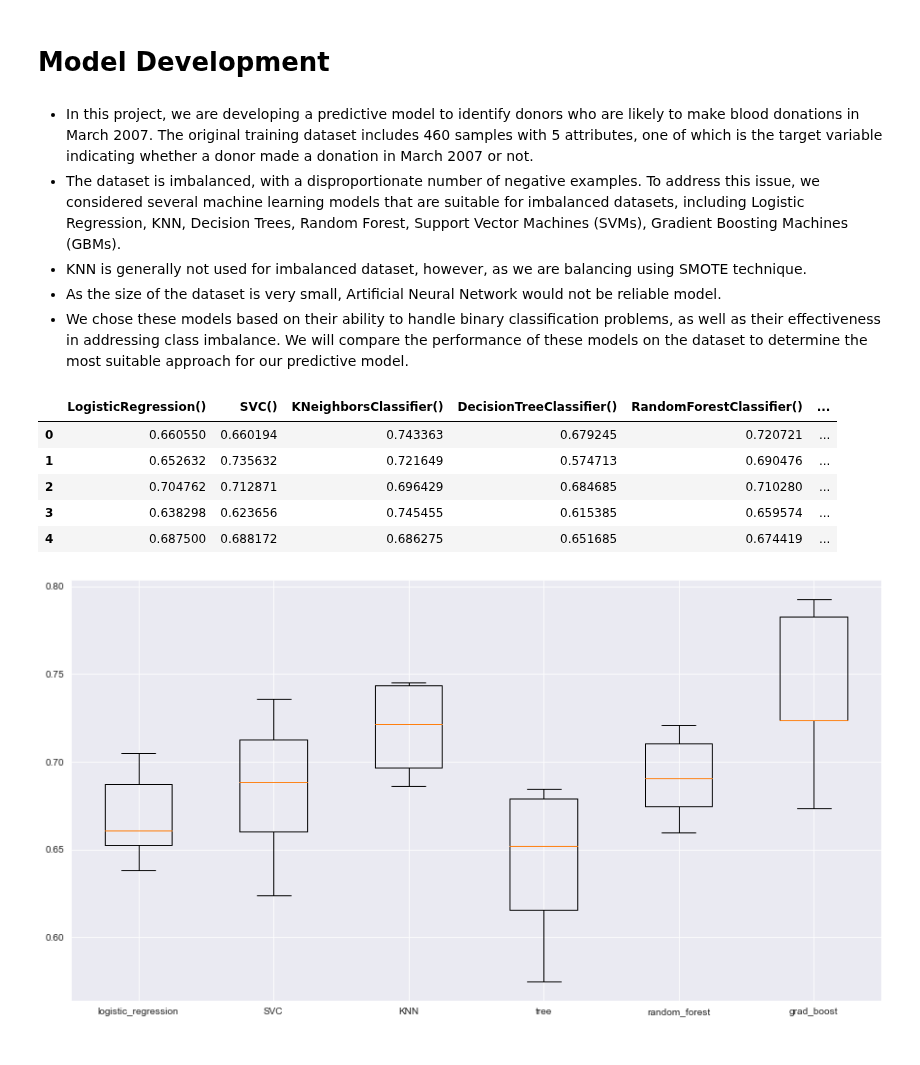
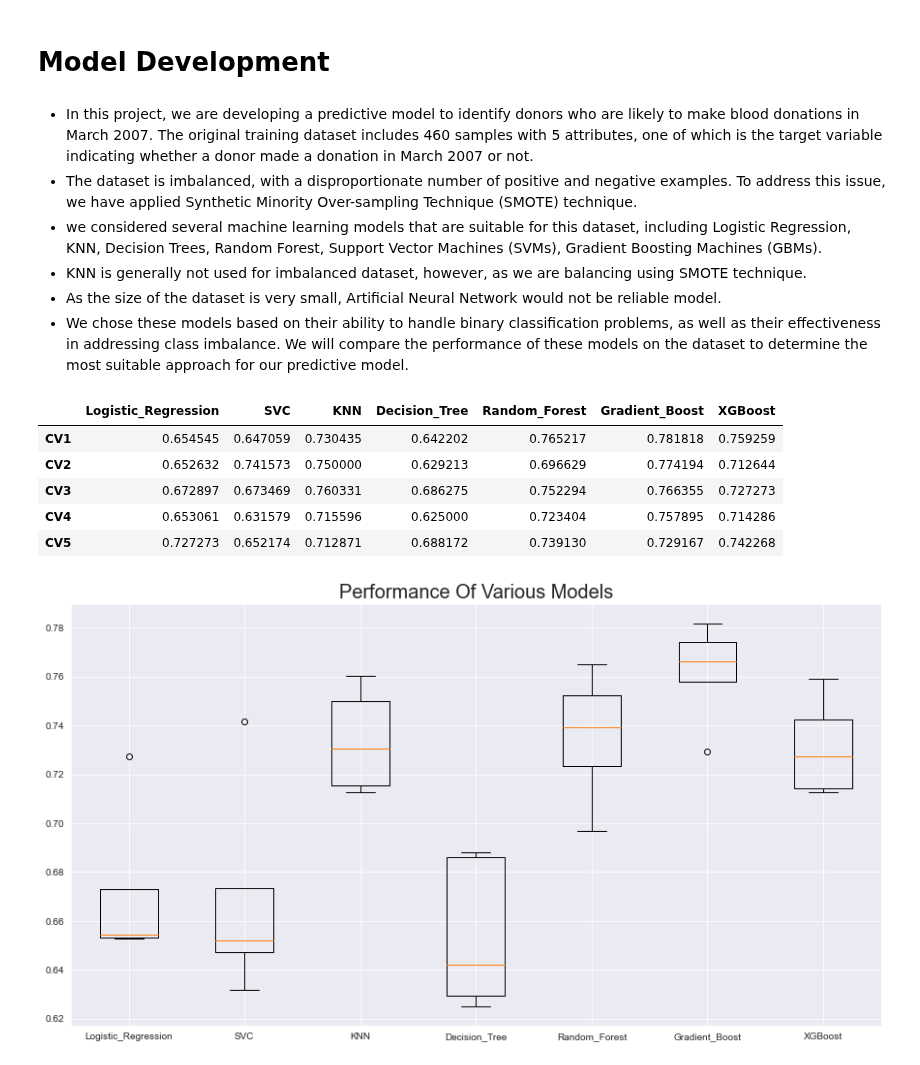
Before and after one commit to mdushetwar/Blood-Donation-Prediction, a Jupyter notebook: BloodDonationPred.ipynb, the cells around one changed output. Cells and saved outputs as stored; diff of their text form; code cells hidden in the pictures.

Commit message:
Model Development
experimentation with Skewness Transformer techniques

```diff
--- a/BloodDonationPred.ipynb
+++ b/BloodDonationPred.ipynb
@@ -594,7 +606,8 @@ X_smote, y_smote= smote.fit_resample(X_train_transformed, y_train)
 # Model Development
 # %% [markdown]
 - In this project, we are developing a predictive model to identify donors who are likely to make blood donations in March 2007. The original training dataset includes 460 samples with 5 attributes, one of which is the target variable indicating whether a donor made a donation in March 2007 or not.
-- The dataset is imbalanced, with a disproportionate number of negative examples. To address this issue, we considered several machine learning models that are suitable for imbalanced datasets, including Logistic Regression, KNN, Decision Trees, Random Forest, Support Vector Machines (SVMs), Gradient Boosting Machines (GBMs).
+- The dataset is imbalanced, with a disproportionate number of positive and negative examples. To address this issue, we have applied Synthetic Minority Over-sampling Technique (SMOTE) technique.
+- we considered several machine learning models that are suitable for this dataset, including Logistic Regression, KNN, Decision Trees, Random Forest, Support Vector Machines (SVMs), Gradient Boosting Machines (GBMs).
 - KNN is generally not used for imbalanced dataset, however, as we are balancing using SMOTE technique.
 - As the size of the dataset is very small, Artificial Neural Network would not be reliable model.
 - We chose these models based on their ability to handle binary classification problems, as well as their effectiveness in addressing class imbalance. We will compare the performance of these models on the dataset to determine the most suitable approach for our predictive model.
@@ -610,30 +624,32 @@ from sklearn.metrics import classification_report, make_scorer, f1_score
 # %%
-models= {'logistic_regression': LogisticRegression(), 'SVC': SVC(), 'KNN': KNeighborsClassifier(),
-        'tree': DecisionTreeClassifier(), 'random_forest': RandomForestClassifier(),
-        'grad_boost': GradientBoostingClassifier()}
+models= {'Logistic_Regression': LogisticRegression(), 'SVC': SVC(), 'KNN': KNeighborsClassifier(),
+        'Decision_Tree': DecisionTreeClassifier(), 'Random_Forest': RandomForestClassifier(),
+        'Gradient_Boost': GradientBoostingClassifier(), 'XGBoost': XGBClassifier()}
 
 f1_scores=[]
 df_scores= {}
 
-for model in models.values():
+for name, model in zip(models.keys(), models.values()):
         kf= KFold(n_splits=5, shuffle=True, random_state=42)
         scorer=make_scorer(f1_score)
         cv_scores= cross_val_score(model, X_smote, y_smote, cv=kf, scoring=scorer)
         f1_scores.append(cv_scores)
-        df_scores[model]= cv_scores
+        df_scores[name]= cv_scores
 
 scoring_grid=pd.DataFrame.from_dict(df_scores)
+scoring_grid.index=['CV1', 'CV2', 'CV3', 'CV4', 'CV5']
 # %%
 scoring_grid
 # %% [output]
-|  | LogisticRegression() | SVC() | KNeighborsClassifier() | DecisionTreeClassifier() | RandomForestClassifier() | ... |
-| 0 | 0.660550 | 0.660194 | 0.743363 | 0.679245 | 0.720721 | ... |
-| 1 | 0.652632 | 0.735632 | 0.721649 | 0.574713 | 0.690476 | ... |
-| 2 | 0.704762 | 0.712871 | 0.696429 | 0.684685 | 0.710280 | ... |
-| 3 | 0.638298 | 0.623656 | 0.745455 | 0.615385 | 0.659574 | ... |
-| 4 | 0.687500 | 0.688172 | 0.686275 | 0.651685 | 0.674419 | ... |
+|  | Logistic_Regression | SVC | KNN | Decision_Tree | Random_Forest | Gradient_Boost | XGBoost |
+| CV1 | 0.654545 | 0.647059 | 0.730435 | 0.642202 | 0.765217 | 0.781818 | 0.759259 |
+| CV2 | 0.652632 | 0.741573 | 0.750000 | 0.629213 | 0.696629 | 0.774194 | 0.712644 |
+| CV3 | 0.672897 | 0.673469 | 0.760331 | 0.686275 | 0.752294 | 0.766355 | 0.727273 |
+| CV4 | 0.653061 | 0.631579 | 0.715596 | 0.625000 | 0.723404 | 0.757895 | 0.714286 |
+| CV5 | 0.727273 | 0.652174 | 0.712871 | 0.688172 | 0.739130 | 0.729167 | 0.742268 |
 # %%
 plt.figure(figsize=(15,8))
-plt.boxplot(f1_scores, labels=models.keys());
+plt.boxplot(f1_scores, labels=models.keys())
+plt.title('Performance of various models'.title(), fontsize=20);
 # %% [output]
-[figure, old version]
+[figure, new version]
```
Also changed, not shown: parts of 20 cells of this notebook.
